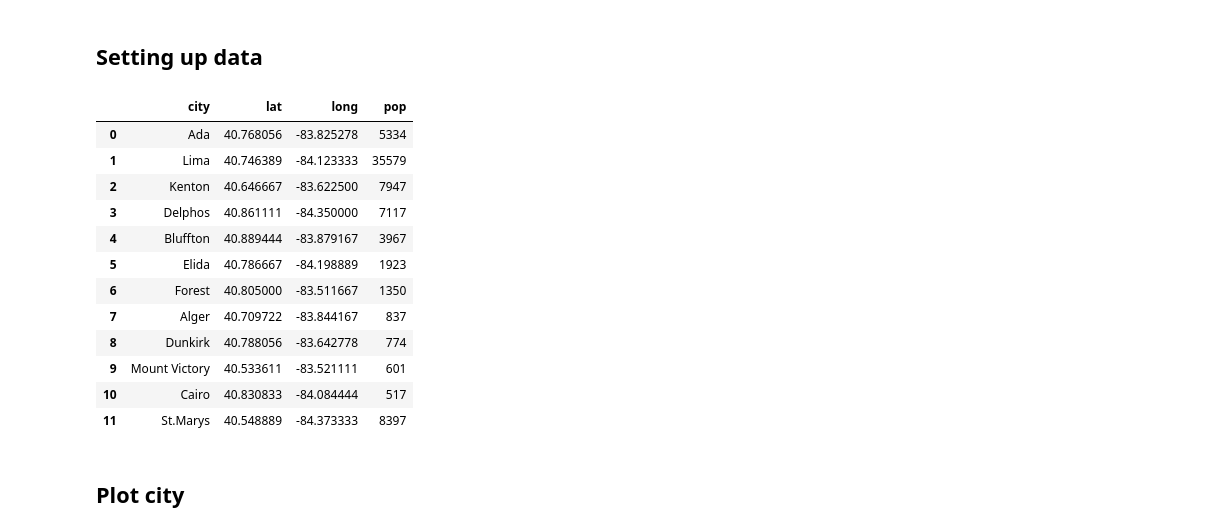
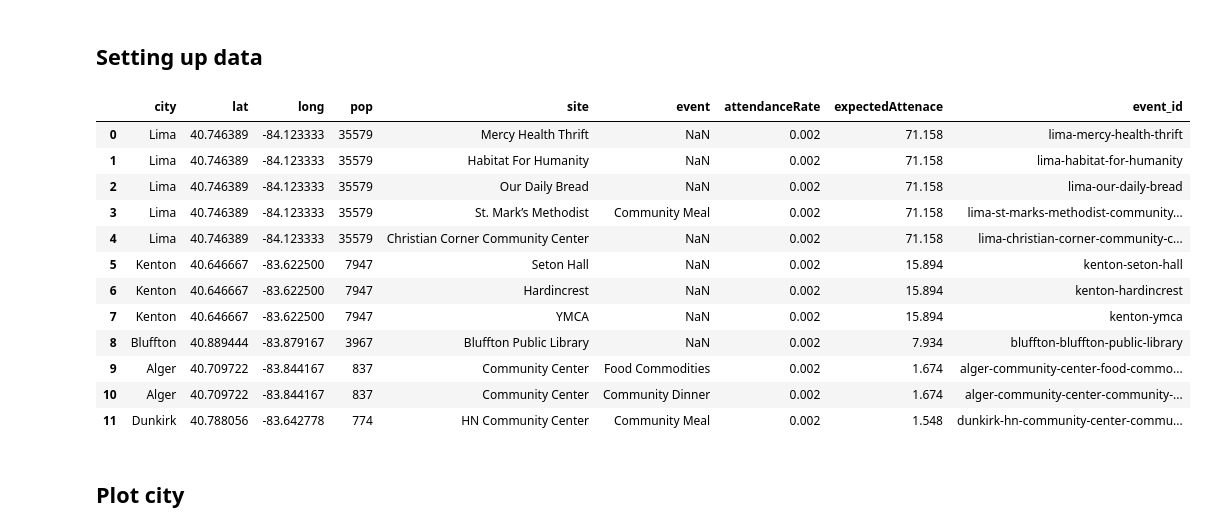
Before and after one commit to Human-Centered-Optimization-Lab/clinicOpt, a Jupyter notebook: locationSelection.ipynb, the cells around one changed output. Cells and saved outputs as stored; diff of their text form; code cells hidden in the pictures.

Commit message:
Incorporating sites and events

```diff
--- a/locationSelection.ipynb
+++ b/locationSelection.ipynb
@@ -71,22 +71,38 @@ def plot_cities(cities, marker_downscale_factor):
 ## Setting up data
 # %%
 
+from slugify import slugify
+
+def no_nan(val):
+    if pd.isna(val):
+        return ""
+    else:
+        return str(val)
+
 cities = pd.read_csv("cities.csv")
-cities
+sites = pd.read_csv("sites.csv")
+
+
+events = pd.merge(cities,sites,on="city")
+events.loc[:,"expectedAttenace"] = events.loc[:,"pop"] * events.loc[:,"attendanceRate"]
+
+events.loc[:, "event_id"] = events.apply(lambda row: slugify(f'{row["city"]} {row["site"]} {no_nan(row["event"])}'), axis=1)
+
+events
 # %% [output]
-|  | city | lat | long | pop |
-| 0 | Ada | 40.768056 | -83.825278 | 5334 |
-| 1 | Lima | 40.746389 | -84.123333 | 35579 |
-| 2 | Kenton | 40.646667 | -83.622500 | 7947 |
-| 3 | Delphos | 40.861111 | -84.350000 | 7117 |
-| 4 | Bluffton | 40.889444 | -83.879167 | 3967 |
-| 5 | Elida | 40.786667 | -84.198889 | 1923 |
-| 6 | Forest | 40.805000 | -83.511667 | 1350 |
-| 7 | Alger | 40.709722 | -83.844167 | 837 |
-| 8 | Dunkirk | 40.788056 | -83.642778 | 774 |
-| 9 | Mount Victory | 40.533611 | -83.521111 | 601 |
-| 10 | Cairo | 40.830833 | -84.084444 | 517 |
-| 11 | St.Marys | 40.548889 | -84.373333 | 8397 |
+|  | city | lat | long | pop | site | event | attendanceRate | expectedAttenace | event_id |
+| 0 | Lima | 40.746389 | -84.123333 | 35579 | Mercy Health Thrift | NaN | 0.002 | 71.158 | lima-mercy-health-thrift |
+| 1 | Lima | 40.746389 | -84.123333 | 35579 | Habitat For Humanity | NaN | 0.002 | 71.158 | lima-habitat-for-humanity |
+| 2 | Lima | 40.746389 | -84.123333 | 35579 | Our Daily Bread | NaN | 0.002 | 71.158 | lima-our-daily-bread |
+| 3 | Lima | 40.746389 | -84.123333 | 35579 | St. Mark’s Methodist | Community Meal | 0.002 | 71.158 | lima-st-marks-methodist-community... |
+| 4 | Lima | 40.746389 | -84.123333 | 35579 | Christian Corner Community Center | NaN | 0.002 | 71.158 | lima-christian-corner-community-c... |
+| 5 | Kenton | 40.646667 | -83.622500 | 7947 | Seton Hall | NaN | 0.002 | 15.894 | kenton-seton-hall |
+| 6 | Kenton | 40.646667 | -83.622500 | 7947 | Hardincrest | NaN | 0.002 | 15.894 | kenton-hardincrest |
+| 7 | Kenton | 40.646667 | -83.622500 | 7947 | YMCA | NaN | 0.002 | 15.894 | kenton-ymca |
+| 8 | Bluffton | 40.889444 | -83.879167 | 3967 | Bluffton Public Library | NaN | 0.002 | 7.934 | bluffton-bluffton-public-library |
+| 9 | Alger | 40.709722 | -83.844167 | 837 | Community Center | Food Commodities | 0.002 | 1.674 | alger-community-center-food-commo... |
+| 10 | Alger | 40.709722 | -83.844167 | 837 | Community Center | Community Dinner | 0.002 | 1.674 | alger-community-center-community-... |
+| 11 | Dunkirk | 40.788056 | -83.642778 | 774 | HN Community Center | Community Meal | 0.002 | 1.548 | dunkirk-hn-community-center-commu... |
 # %% [markdown]
 ## Plot city
 # %%
```
Also changed, not shown: parts of 1 cell of this notebook, 3 other files.
